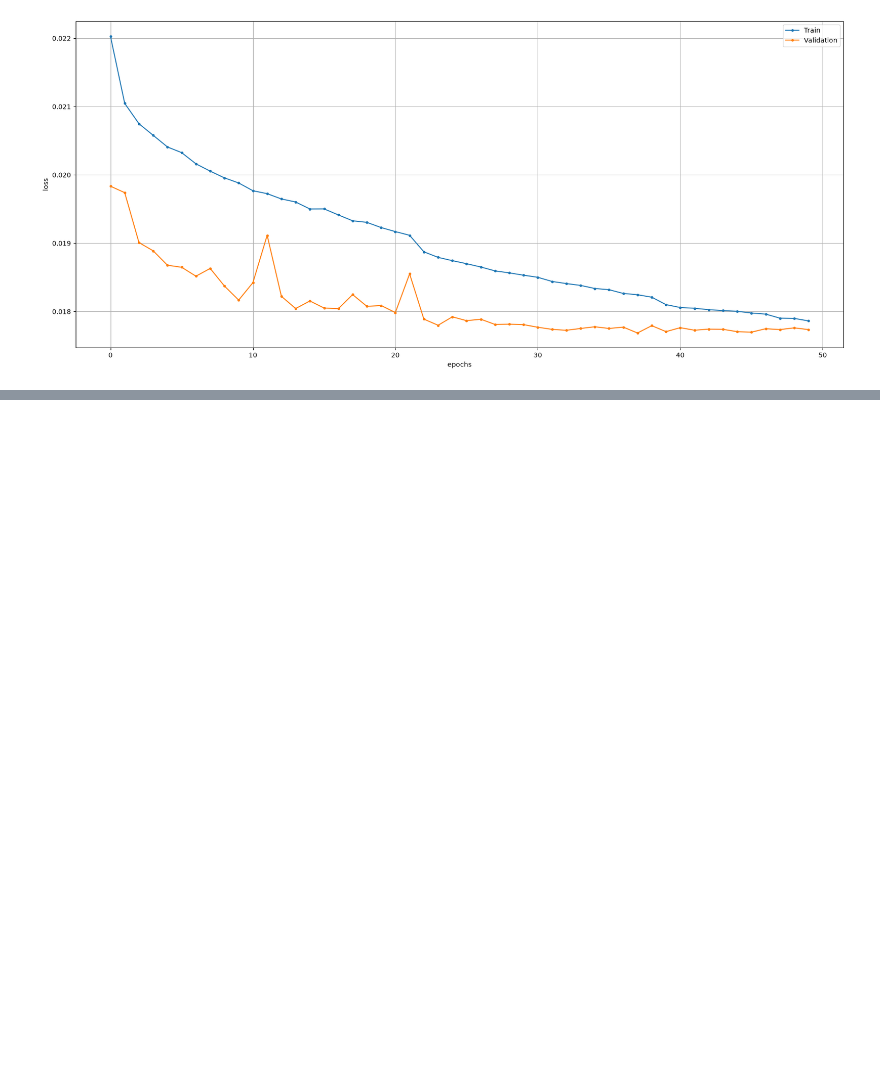
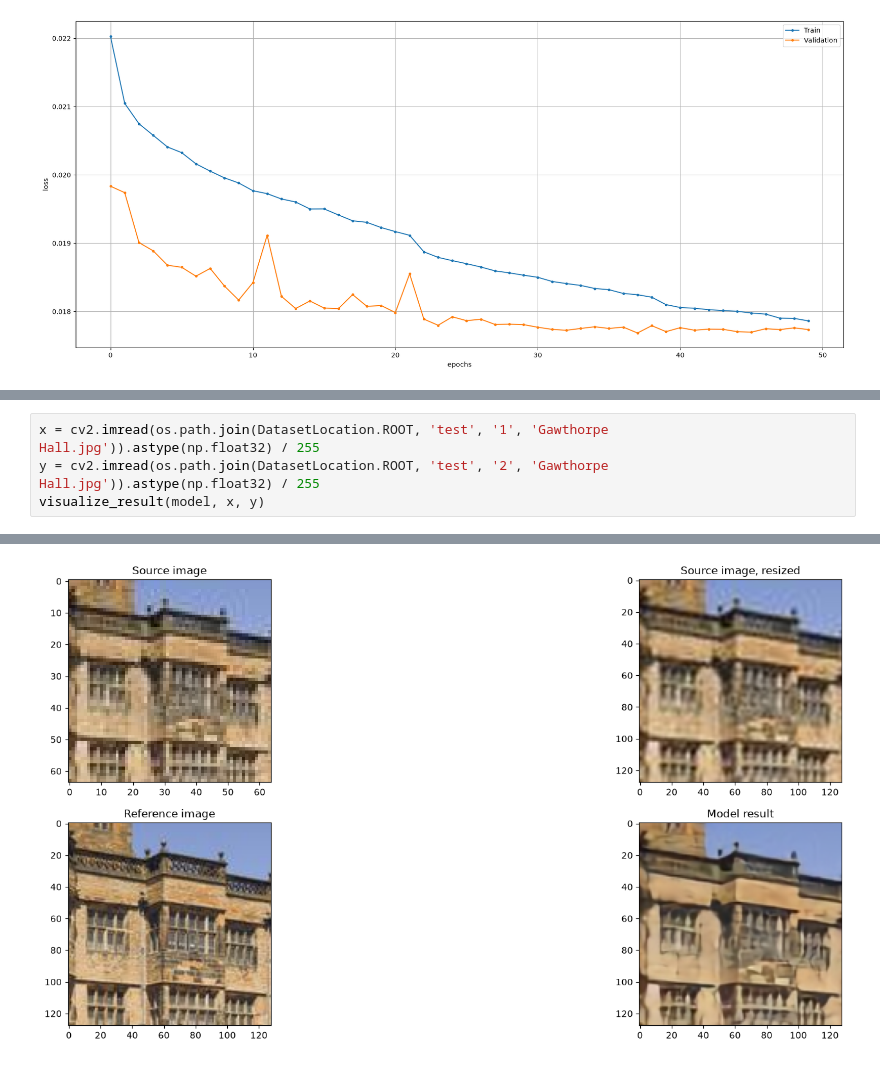
Before and after one commit to andreasvonvogt/cv-course-project, a Jupyter notebook: upscale2x.ipynb, the cells around one changed output, grey strips where cells are left out. Cells and saved outputs as stored; diff of their text form; blank space fills up the shorter version.

```diff
--- a/upscale2x.ipynb
+++ b/upscale2x.ipynb
@@ -215,0 +226,5 @@ MAE loss:  tensor(0.0394, device='cuda:0') tensor(0.0437, device='cuda:0')
+# %%
+x = cv2.imread(os.path.join(DatasetLocation.ROOT, 'test', '1', 'Gawthorpe Hall.jpg')).astype(np.float32) / 255
+y = cv2.imread(os.path.join(DatasetLocation.ROOT, 'test', '2', 'Gawthorpe Hall.jpg')).astype(np.float32) / 255
+visualize_result(model, x, y)
+# %% [output]
@@ -216,3 +235,4 @@ MAE loss:  tensor(0.0394, device='cuda:0') tensor(0.0437, device='cuda:0')
+[figure, added]
 # %%
 print(model.evaluate())
 # %% [output]
```
Also changed, not shown: parts of 6 cells of this notebook.
